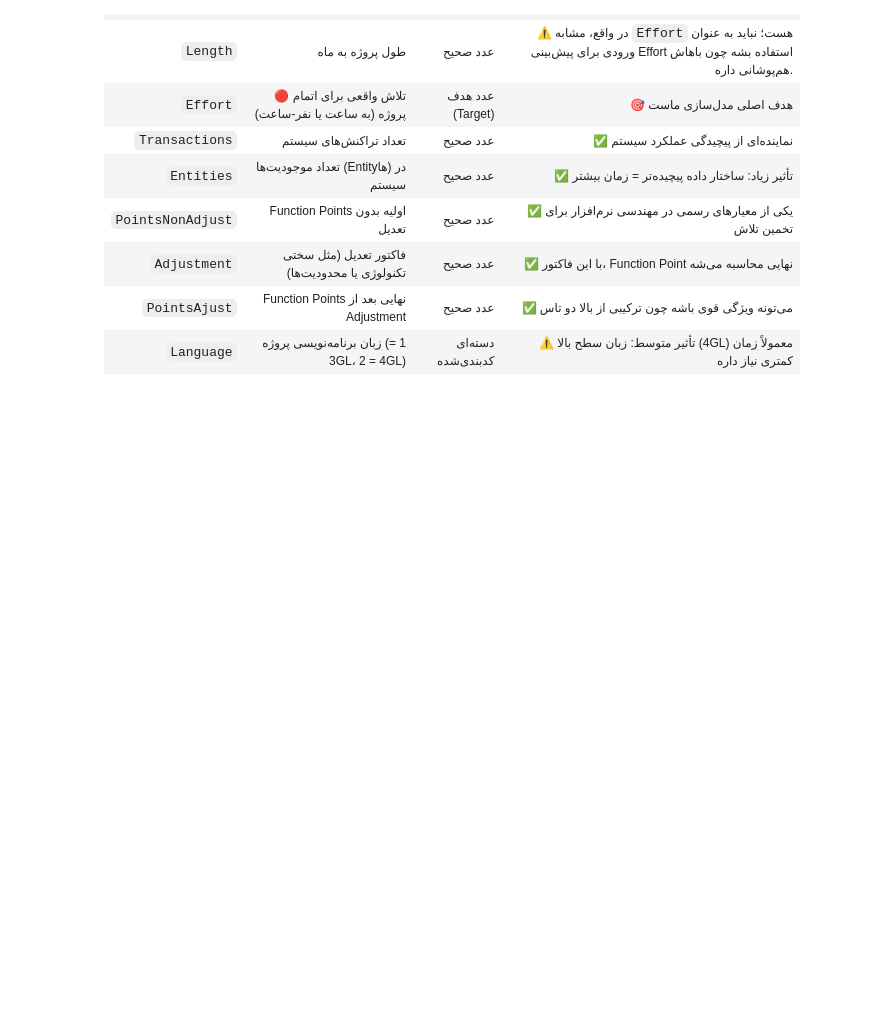
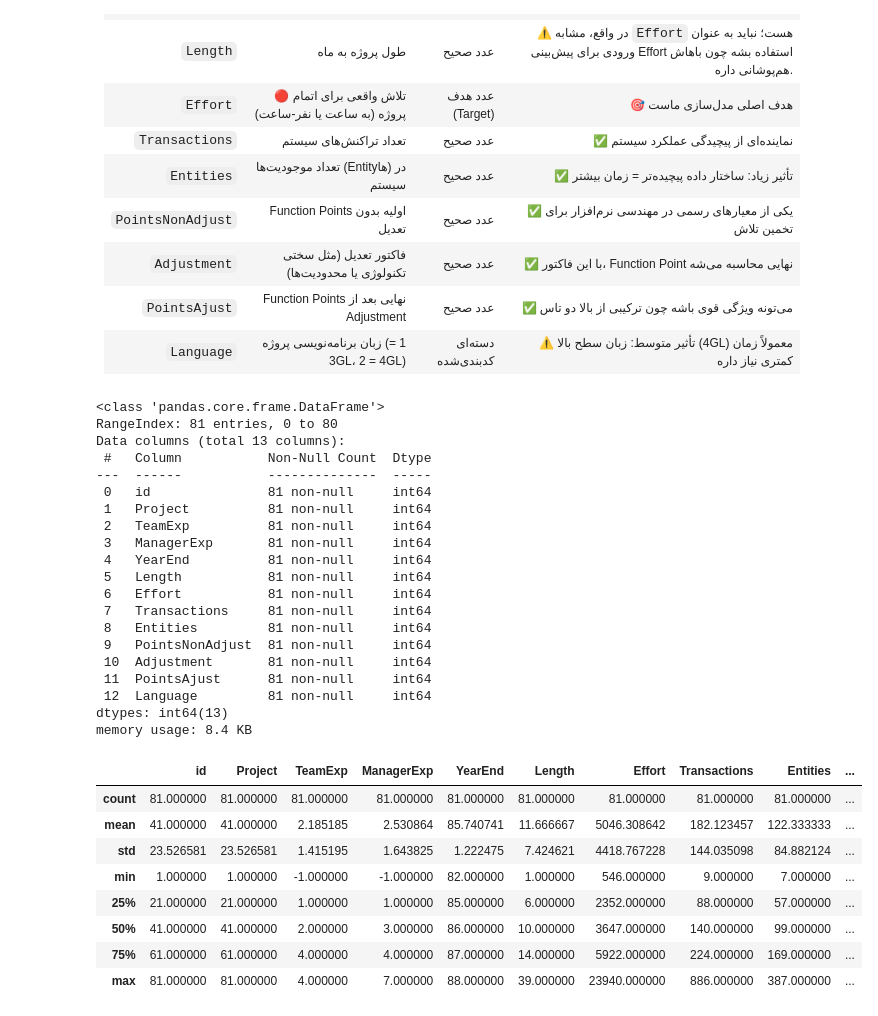
Before and after one commit to Shahbazi-Amir/SmartDevTime, a Jupyter notebook: smartdevtime_project_duration_prediction.ipynb, the cells around one changed output. Saved outputs shown, nothing was run; the diff lists cells and outputs as text; code cells hidden in the pictures; blank space fills up the shorter version.

```diff
--- a/smartdevtime_project_duration_prediction.ipynb
+++ b/smartdevtime_project_duration_prediction.ipynb
@@ -107,3 +107,42 @@ df.head()
 
 
 </div>
+# %%
+# Step 1: نمایش اطلاعات کلی دیتافریم
+df.info()
+
+# Step 2: بررسی تعداد داده‌های گمشده در هر ستون
+df.isnull().sum()
+
+# Step 3: خلاصه آماری از ستون‌های عددی
+df.describe()
+# %% [output]
+<class 'pandas.core.frame.DataFrame'>
+RangeIndex: 81 entries, 0 to 80
+Data columns (total 13 columns):
+ #   Column           Non-Null Count  Dtype
+---  ------           --------------  -----
+ 0   id               81 non-null     int64
+ 1   Project          81 non-null     int64
+ 2   TeamExp          81 non-null     int64
+ 3   ManagerExp       81 non-null     int64
+ 4   YearEnd          81 non-null     int64
+ 5   Length           81 non-null     int64
+ 6   Effort           81 non-null     int64
+ 7   Transactions     81 non-null     int64
+ 8   Entities         81 non-null     int64
+ 9   PointsNonAdjust  81 non-null     int64
+ 10  Adjustment       81 non-null     int64
+ 11  PointsAjust      81 non-null     int64
+ 12  Language         81 non-null     int64
+dtypes: int64(13)
+memory usage: 8.4 KB
+|  | id | Project | TeamExp | ManagerExp | YearEnd | Length | Effort | Transactions | Entities | ... |
+| count | 81.000000 | 81.000000 | 81.000000 | 81.000000 | 81.000000 | 81.000000 | 81.000000 | 81.000000 | 81.000000 | ... |
+| mean | 41.000000 | 41.000000 | 2.185185 | 2.530864 | 85.740741 | 11.666667 | 5046.308642 | 182.123457 | 122.333333 | ... |
+| std | 23.526581 | 23.526581 | 1.415195 | 1.643825 | 1.222475 | 7.424621 | 4418.767228 | 144.035098 | 84.882124 | ... |
+| min | 1.000000 | 1.000000 | -1.000000 | -1.000000 | 82.000000 | 1.000000 | 546.000000 | 9.000000 | 7.000000 | ... |
+| 25% | 21.000000 | 21.000000 | 1.000000 | 1.000000 | 85.000000 | 6.000000 | 2352.000000 | 88.000000 | 57.000000 | ... |
+| 50% | 41.000000 | 41.000000 | 2.000000 | 3.000000 | 86.000000 | 10.000000 | 3647.000000 | 140.000000 | 99.000000 | ... |
+| 75% | 61.000000 | 61.000000 | 4.000000 | 4.000000 | 87.000000 | 14.000000 | 5922.000000 | 224.000000 | 169.000000 | ... |
+| max | 81.000000 | 81.000000 | 4.000000 | 7.000000 | 88.000000 | 39.000000 | 23940.000000 | 886.000000 | 387.000000 | ... |
```
Also changed, not shown: parts of 5 cells of this notebook, 1 other file.
